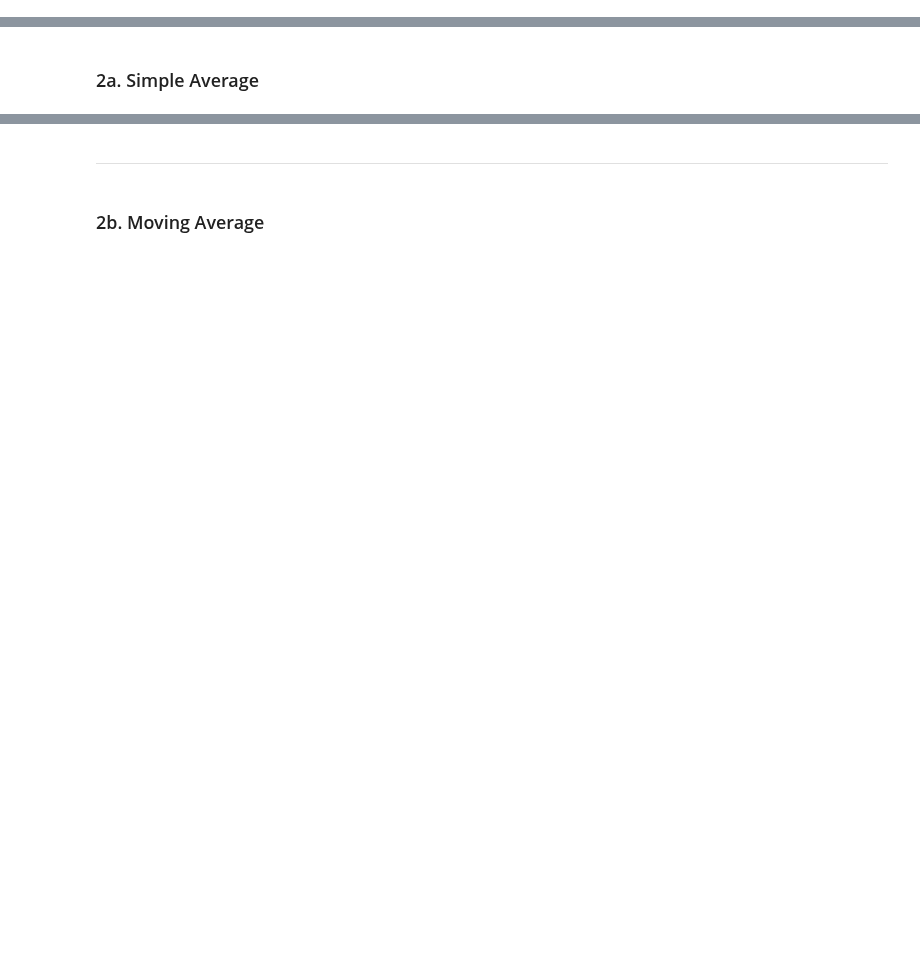
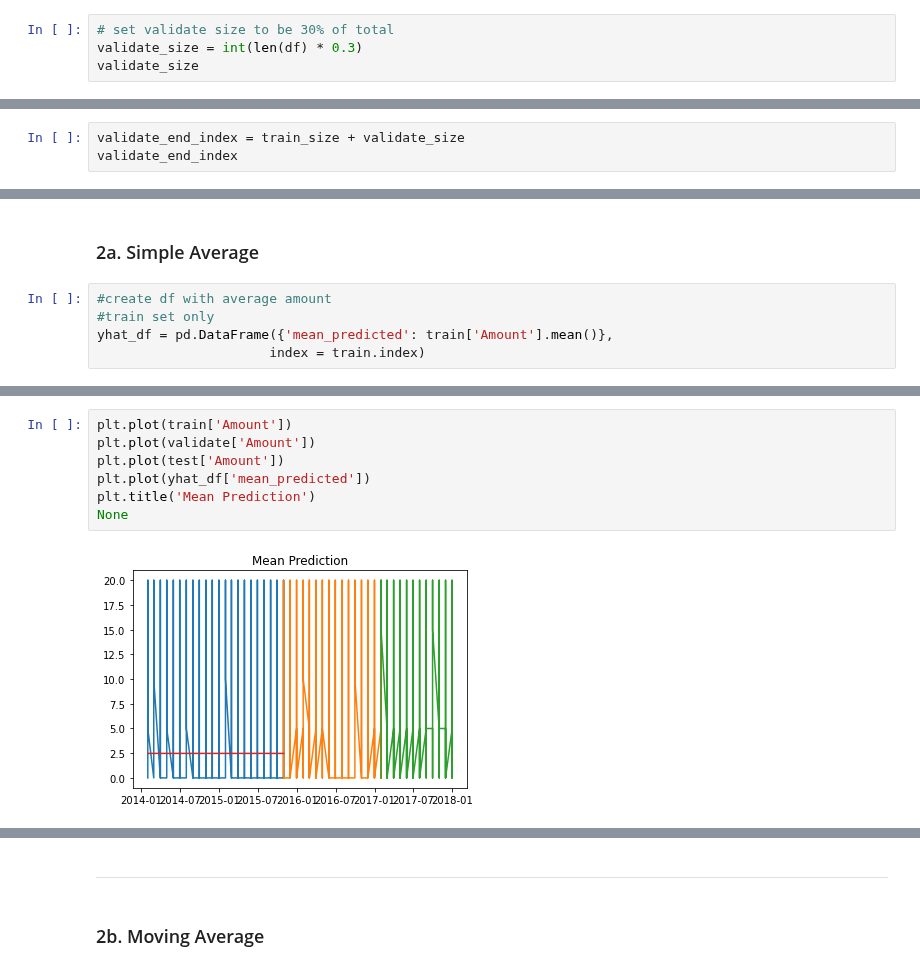
Before and after one commit to natasharivers/time-series-exercises, a Jupyter notebook: model.ipynb, the cells around one changed output, grey strips where cells are left out. Drawn from its saved outputs; the diff is of its cells as text; blank space fills up the shorter version.

```diff
--- a/model.ipynb
+++ b/model.ipynb
@@ -94,0 +142,4 @@ plt.plot(test.index, test.Amount)
+# %%
+# set validate size to be 30% of total
+validate_size = int(len(df) * 0.3)
+validate_size
@@ -94,0 +154,3 @@ plt.plot(test.index, test.Amount)
+# %%
+validate_end_index = train_size + validate_size
+validate_end_index
@@ -109,2 +203,7 @@ None
 # %% [markdown]
 ### 2a. Simple Average
+# %%
+#create df with average amount
+#train set only
+yhat_df = pd.DataFrame({'mean_predicted': train['Amount'].mean()},
+                      index = train.index)
@@ -110,0 +220,9 @@ None
+# %%
+plt.plot(train['Amount'])
+plt.plot(validate['Amount'])
+plt.plot(test['Amount'])
+plt.plot(yhat_df['mean_predicted'])
+plt.title('Mean Prediction')
+None
+# %% [output]
+[figure, added]
```
Also changed, not shown: parts of 27 cells of this notebook.
